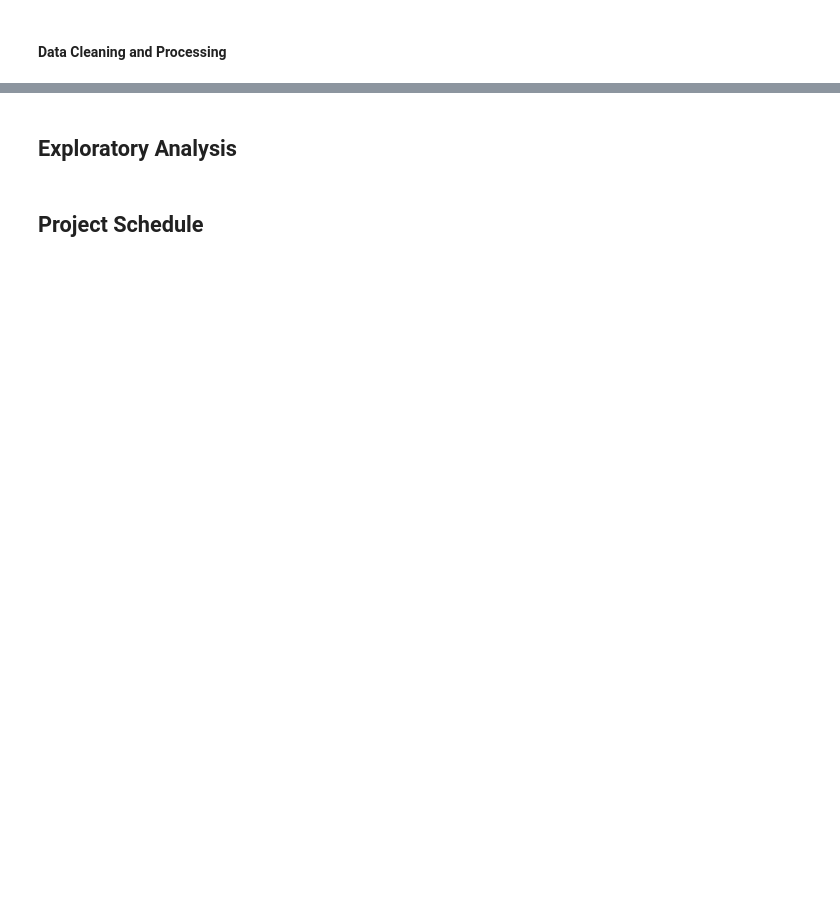
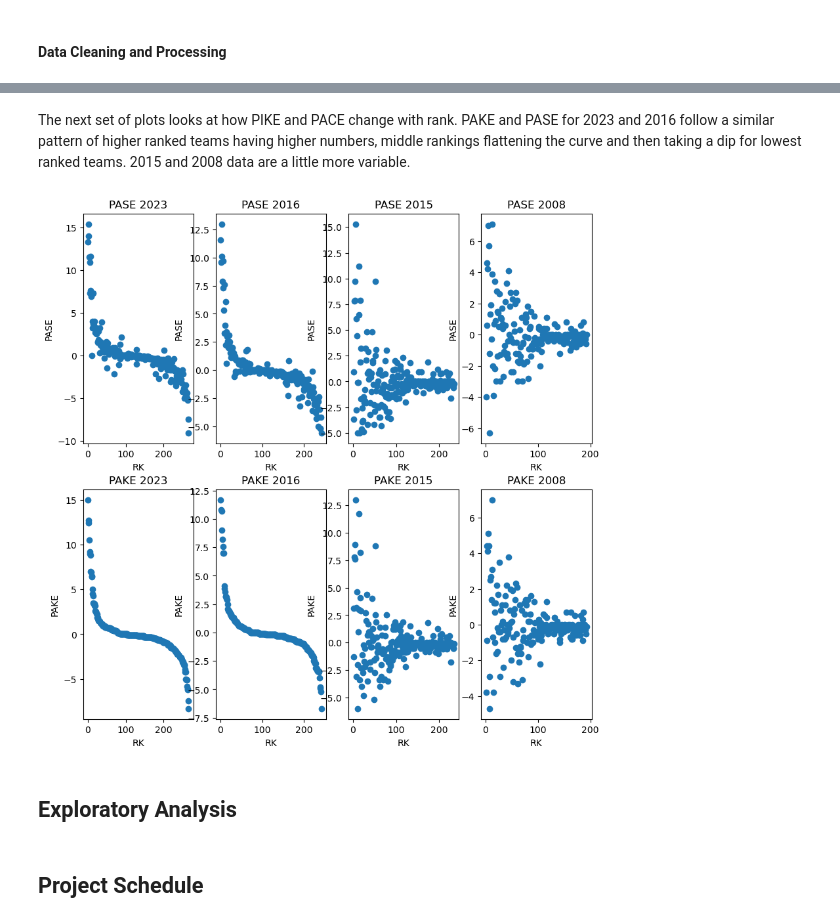
Before and after one commit to sydneysmith4/COMP-5360-Final-Project, a Jupyter notebook: Jupyter Notebooks/Final Project - First Milestone.ipynb, the cells around one changed output, grey strips where cells are left out. Saved outputs shown, nothing was run; the diff lists cells and outputs as text; code cells hidden in the pictures; blank space fills up the shorter version.

```diff
--- a/Jupyter Notebooks/Final Project - First Milestone.ipynb
+++ b/Jupyter Notebooks/Final Project - First Milestone.ipynb
@@ -266,3 +467,64 @@ player_stats24.describe()
+# %% [markdown]
+The next set of plots looks at how PIKE and PACE change with rank. PAKE and PASE for 2023 and 2016 follow a similar pattern of higher ranked teams having higher numbers, middle rankings flattening the curve and then taking a dip for lowest ranked teams. 2015 and 2008 data are a little more variable.
+# %%
+plt.figure(figsize= (10, 10))
+plt.subplot(2, 4, 1)
+plt.scatter(tourney_stats_2023['RK'], tourney_stats_2023['PASE'])
+plt.ylabel('PASE')
+plt.xlabel('RK')
+plt.title('PASE 2023')
+
+
+plt.subplot(2, 4, 2)
+plt.scatter(tourney_stats_2016['RK'], tourney_stats_2016['PASE'])
+plt.ylabel('PASE')
+plt.xlabel('RK')
+plt.title('PASE 2016')
+
+
+plt.subplot(2, 4, 3)
+plt.scatter(tourney_stats_2015['RK'], tourney_stats_2015['PASE'])
+plt.ylabel('PASE')
+plt.xlabel('RK')
+plt.title('PASE 2015')
+
+
+plt.subplot(2, 4, 4)
+plt.scatter(tourney_stats_2008['RK'], tourney_stats_2008['PASE'])
+plt.ylabel('PASE')
+plt.xlabel('RK')
+plt.title('PASE 2008')
+
+
+plt.subplot(2, 4, 5)
+plt.scatter(tourney_stats_2023['RK'], tourney_stats_2023['PAKE'])
+plt.ylabel('PAKE')
+plt.xlabel('RK')
+plt.title('PAKE 2023')
+
+
+plt.subplot(2, 4, 6)
+plt.scatter(tourney_stats_2016['RK'], tourney_stats_2016['PAKE'])
+plt.ylabel('PAKE')
+plt.xlabel('RK')
+plt.title('PAKE 2016')
+
+
+plt.subplot(2, 4, 7)
+plt.scatter(tourney_stats_2015['RK'], tourney_stats_2015['PAKE'])
+plt.ylabel('PAKE')
+plt.xlabel('RK')
+plt.title('PAKE 2015')
+
+
+plt.subplot(2, 4, 8)
+plt.scatter(tourney_stats_2008['RK'], tourney_stats_2008['PAKE'])
+plt.ylabel('PAKE')
+plt.xlabel('RK')
+plt.title('PAKE 2008')
+plt.show()
+# %% [output]
+[figure, added]
 # %% [markdown]
 ## Exploratory Analysis
 # %% [markdown]
```
Also changed, not shown: parts of 21 cells of this notebook.
